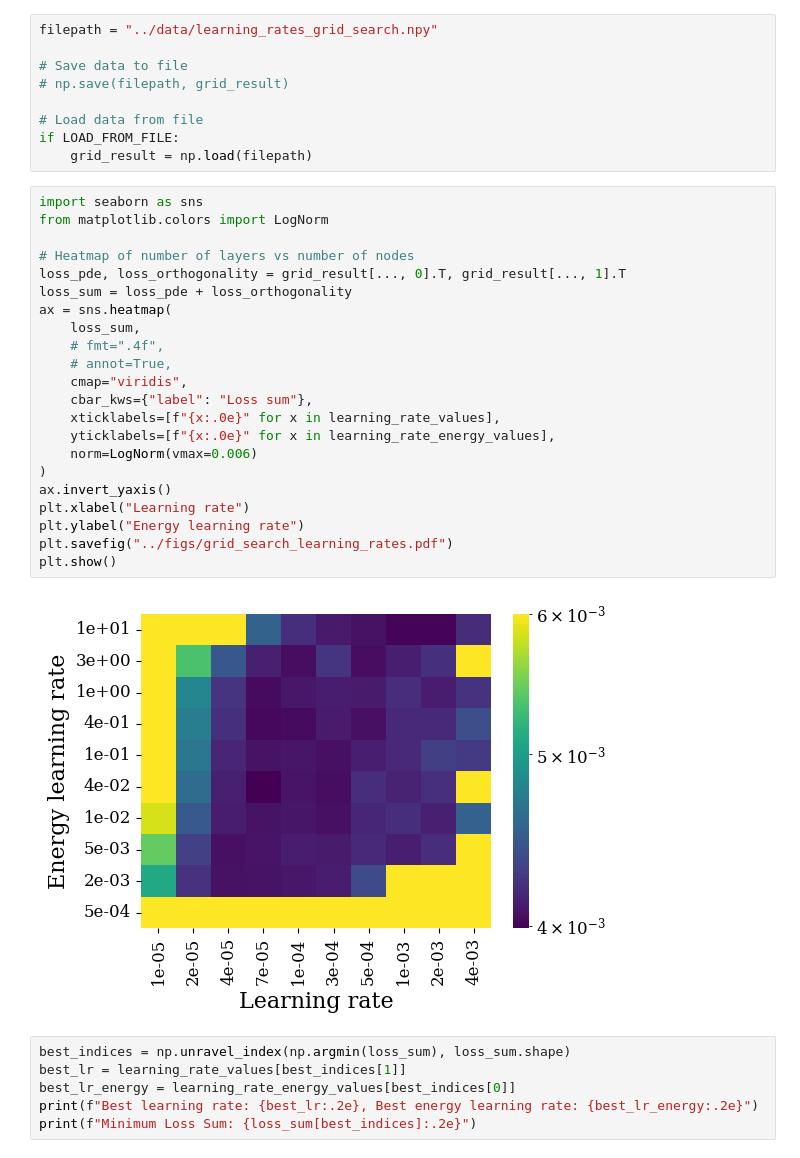
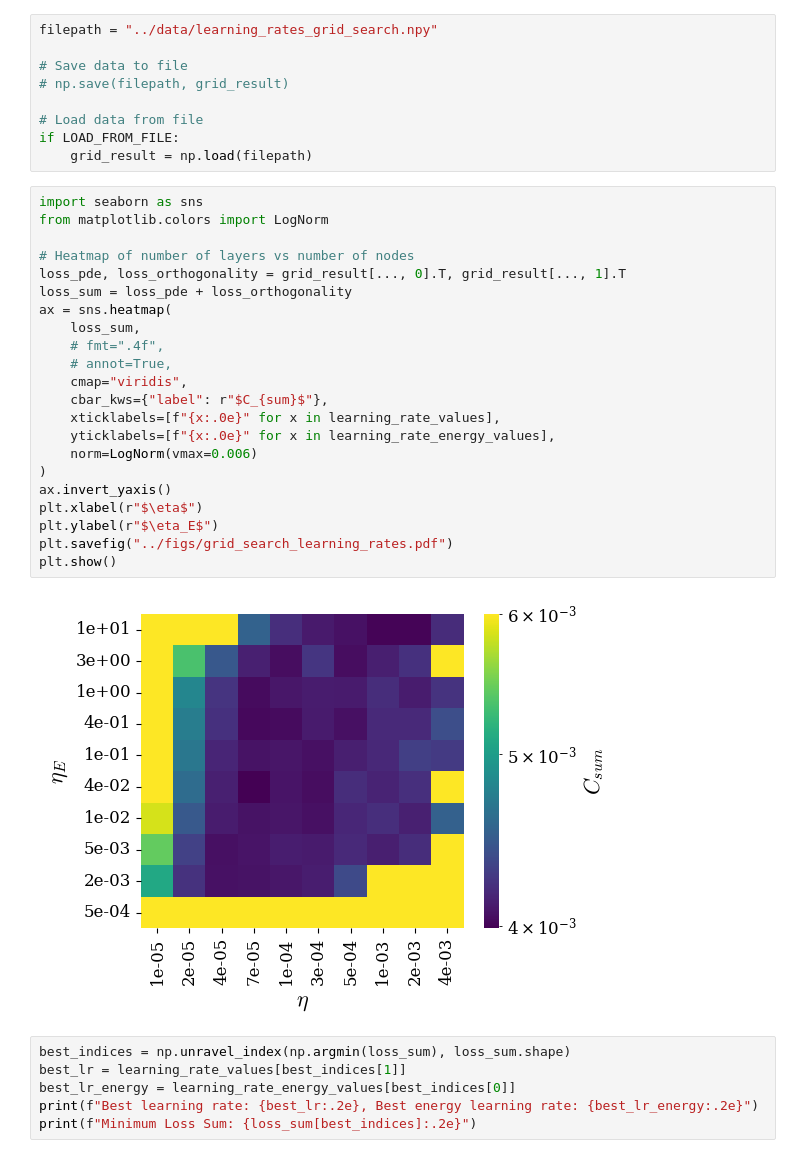
Before and after one commit to fredeco-gh/FYS-STK3155_Project3, a Jupyter notebook: src/param_search.ipynb, the cells around one changed output. Cells and saved outputs as stored; diff of their text form.

```diff
--- a/src/param_search.ipynb
+++ b/src/param_search.ipynb
@@ -353,27 +354,27 @@ if LOAD_FROM_FILE:
 # %%
 import seaborn as sns
 from matplotlib.colors import LogNorm
 
 # Heatmap of number of layers vs number of nodes
 loss_pde, loss_orthogonality = grid_result[..., 0].T, grid_result[..., 1].T
 loss_sum = loss_pde + loss_orthogonality
 ax = sns.heatmap(
     loss_sum,
     # fmt=".4f",
     # annot=True,
     cmap="viridis",
-    cbar_kws={"label": "Loss sum"},
+    cbar_kws={"label": r"$C_{sum}$"},
     xticklabels=[f"{x:.0e}" for x in learning_rate_values],
     yticklabels=[f"{x:.0e}" for x in learning_rate_energy_values],
     norm=LogNorm(vmax=0.006)
 )
 ax.invert_yaxis()
-plt.xlabel("Learning rate")
-plt.ylabel("Energy learning rate")
+plt.xlabel(r"$\eta$")
+plt.ylabel(r"$\eta_E$")
 plt.savefig("../figs/grid_search_learning_rates.pdf")
 plt.show()
 # %% [output]
-[figure, old version]
+[figure, new version]
 # %%
 best_indices = np.unravel_index(np.argmin(loss_sum), loss_sum.shape)
 best_lr = learning_rate_values[best_indices[1]]
```
Also changed, not shown: parts of 15 cells of this notebook, 12 other files.
